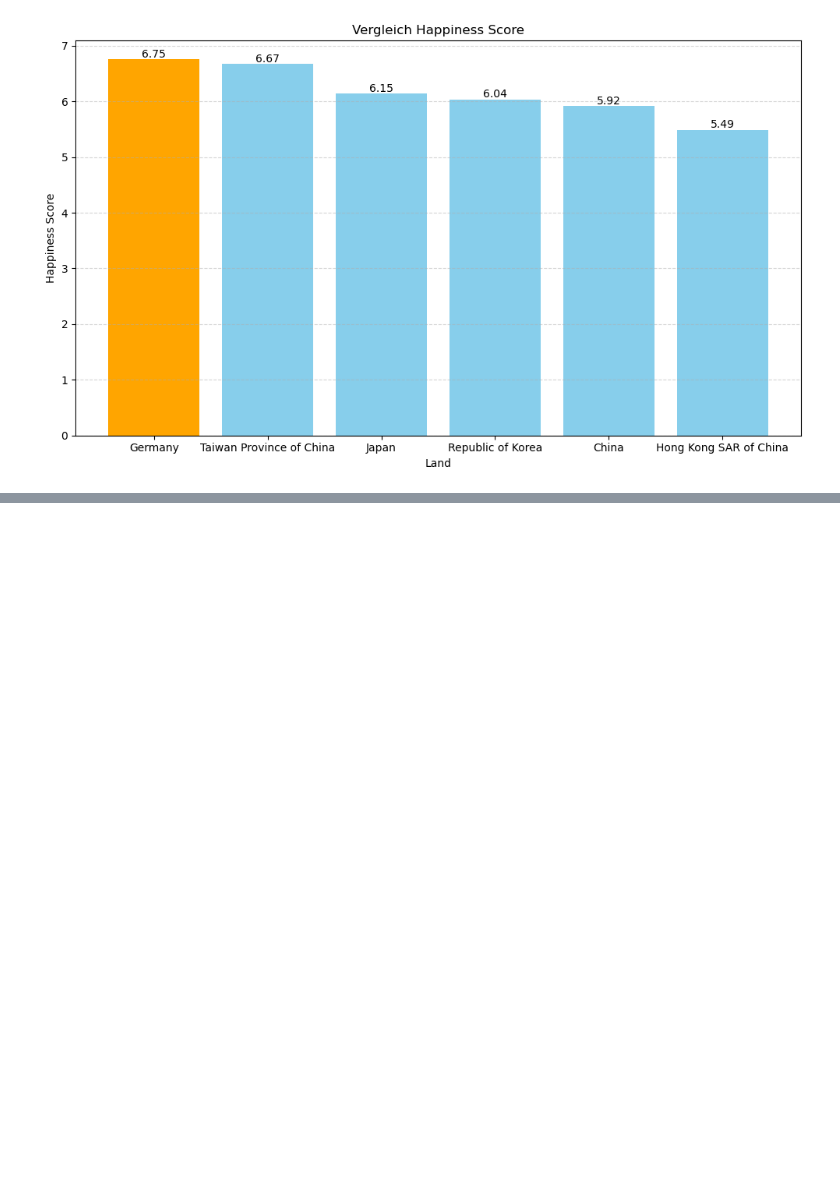
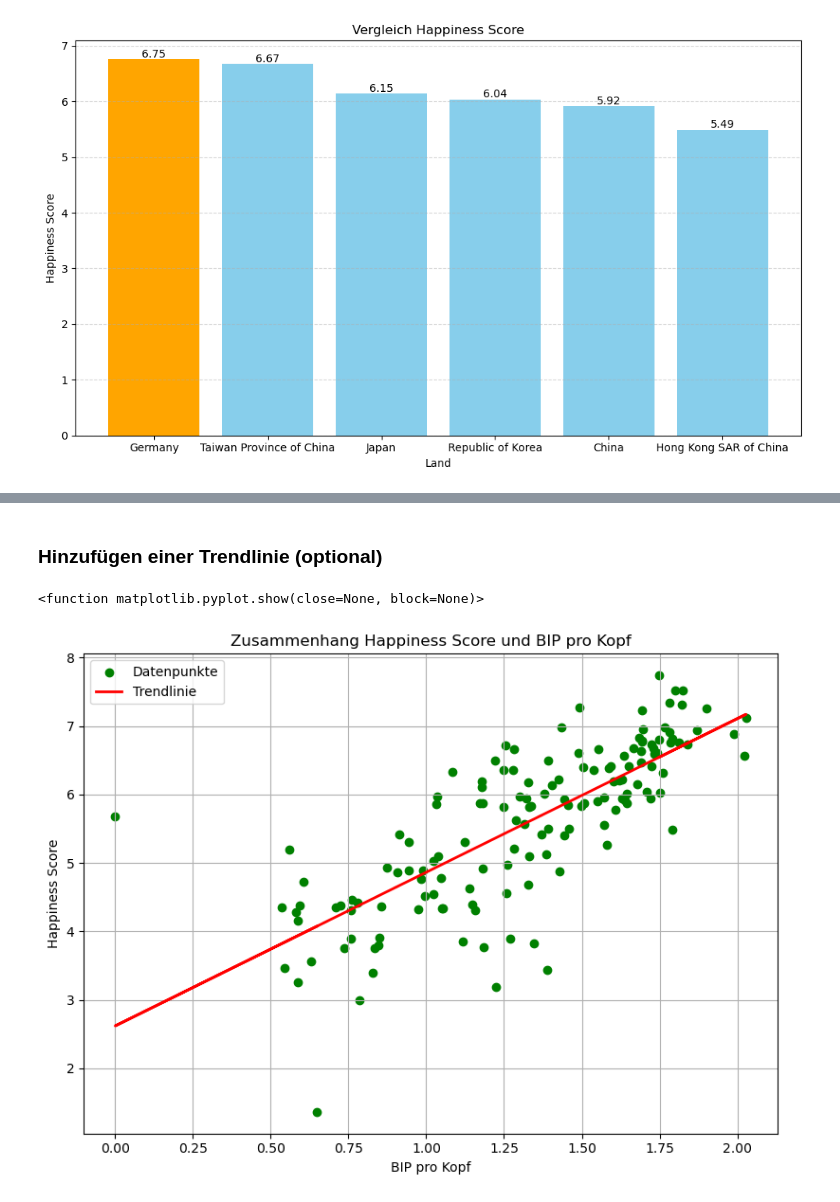
Before and after one commit to timreschop/2024-2025-Data_Librarian_Reschop_Tim, a Jupyter notebook: WHR-Data_Musterlösung.ipynb, the cells around one changed output, grey strips where cells are left out. Saved outputs shown, nothing was run; the diff lists cells and outputs as text; code cells hidden in the pictures; blank space fills up the shorter version.

```diff
--- a/WHR-Data.ipynb
+++ b/WHR-Data_Musterlösung.ipynb
@@ -224,0 +267,28 @@ plt.show
+# %% [markdown]
+### Hinzufügen einer Trendlinie (optional)
+# %%
+import numpy as np
+
+x = df_whr_2024["Explained by: Log GDP per capita"]
+y = df_whr_2024["Happiness Score"]
+
+#Diagrammgröße und -typ
+plt.figure(figsize=(8, 6)) #legt die größe des Diagramms fest
+plt.scatter(x, y, color="green", label="Datenpunkte") #legt den Typ des Diagramms fest und woher es die Daten bezieht
+
+#trendlinie berechnen und hinzufügen
+m, b = np.polyfit(x, y, 1)
+plt.plot(x, m * x + b, color="red", linewidth=2, label="Trendlinie")
+
+#Titel und Achsen
+plt.title("Zusammenhang Happiness Score und BIP pro Kopf")
+plt.xlabel("BIP pro Kopf")
+plt.ylabel("Happiness Score")
+
+plt.grid(True)
+plt.legend()
+plt.tight_layout()
+plt.show
+# %% [output]
+<function matplotlib.pyplot.show(close=None, block=None)>
+[figure, added]
```
Also changed, not shown: parts of 5 cells of this notebook.
